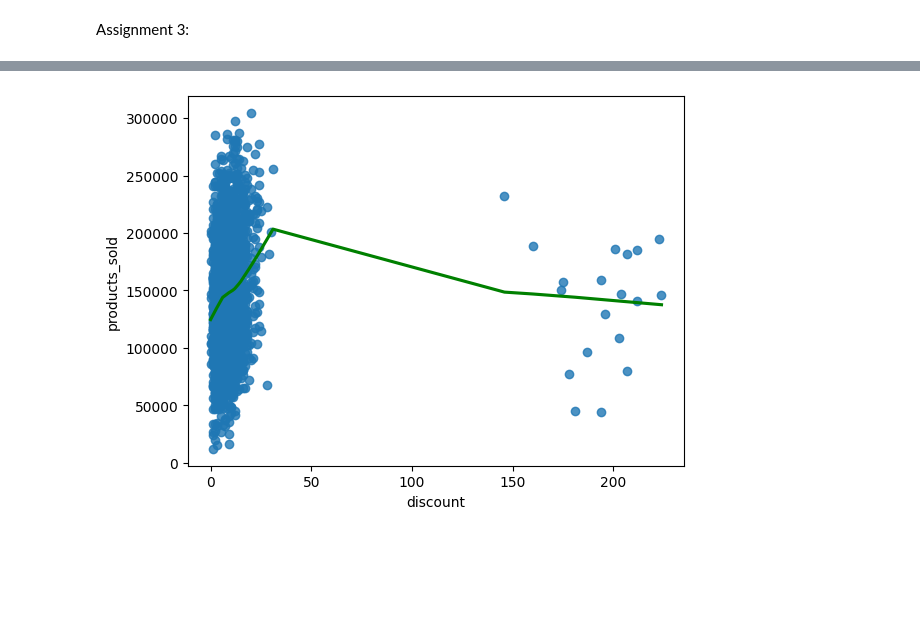
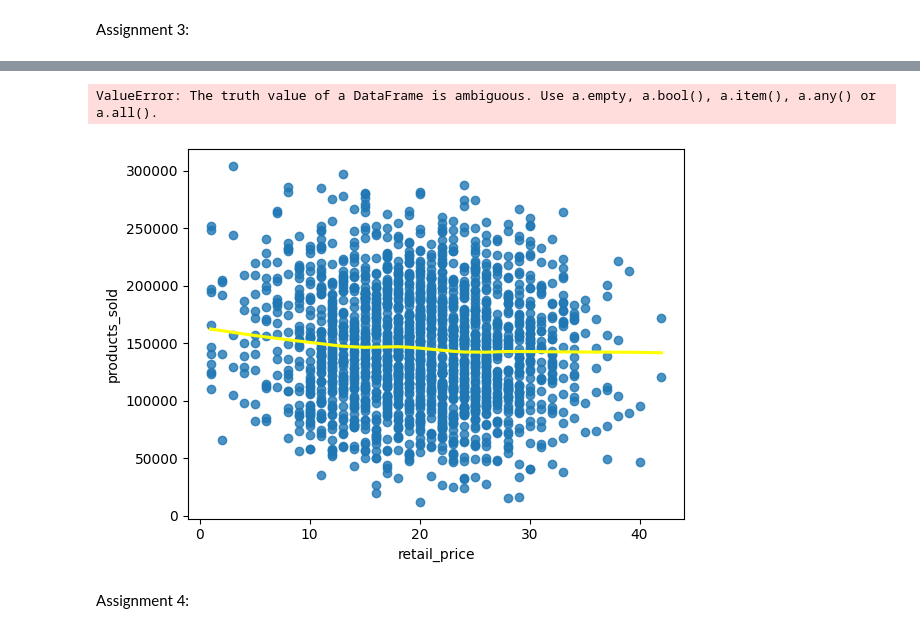
Before and after one commit to Kianvnh/TEST, a Jupyter notebook: Datamodelling/Final Assignment/Final Assignment.ipynb, the cells around one changed output, grey strips where cells are left out. Drawn from its saved outputs; the diff is of its cells as text; code cells hidden in the pictures; blank space fills up the shorter version.

```diff
--- a/Datamodelling/Final Assignment/Final Assignment.ipynb
+++ b/Datamodelling/Final Assignment/Final Assignment.ipynb
@@ -167,8 +167,13 @@ PearsonRResult(statistic=-0.07445636268955098, pvalue=0.0010279912055598498)
+# %%
+sns.pairplot(df_imputed) #why cant i use df_imputed
+# %% [output]
+ValueError: The truth value of a DataFrame is ambiguous. Use a.empty, a.bool(), a.item(), a.any() or a.all().
 # %%
 y = df['products_sold']
-x = df['discount']
-
-lowessplot = sns.regplot(x = x, y = y, lowess=True, line_kws={"color":"green"})
+x = df['retail_price']
+lowessplot = sns.regplot(x = x, y = y, lowess = True, line_kws={"color":"yellow"} )
 plt.show(lowessplot)
 # %% [output]
-[figure, old version]
+[figure, new version]
+# %% [markdown]
+Assignment 4:
```
Also changed, not shown: parts of 7 cells of this notebook, 3 other files.
